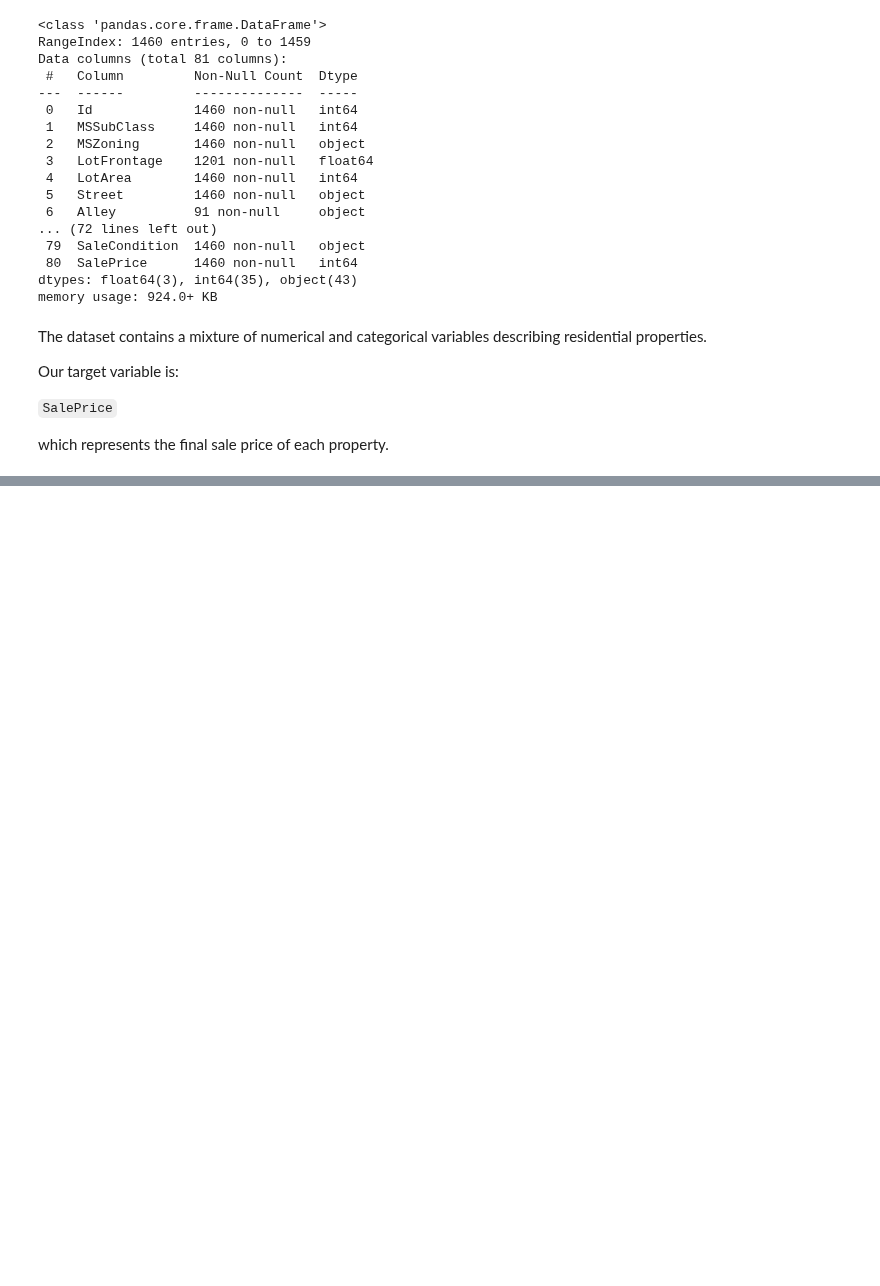
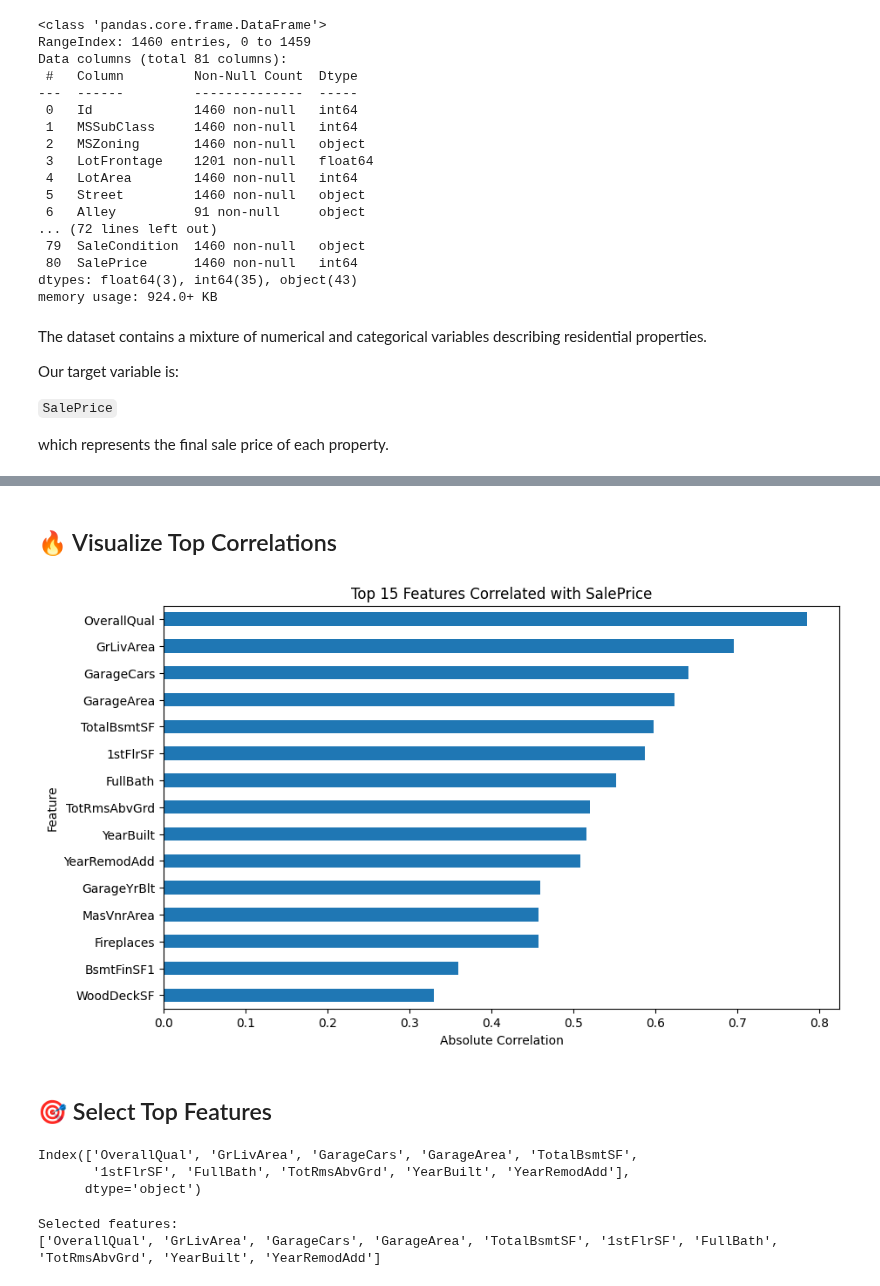
Before and after one commit to ahmedfakhar747/machine-learning-notebooks, a Jupyter notebook: 25_Feature_Selection_and_Splitting.ipynb, the cells around one changed output, grey strips where cells are left out. Cells and saved outputs as stored; diff of their text form; code cells hidden in the pictures; blank space fills up the shorter version.

Commit message:
Kaggle Notebook | 🤖 ML 25 — Feature Selection & Splitting | Version 4

```diff
--- a/25_Feature_Selection_and_Splitting.ipynb
+++ b/25_Feature_Selection_and_Splitting.ipynb
@@ -115,0 +143,10 @@ which represents the final sale price of each property.
+# %%
+X_train, X_test, y_train, y_test = train_test_split(
+    X,
+    y,
+    test_size=0.2,
+    random_state=42
+)
+
+print("Training data:", X_train.shape)
+print("Testing data:", X_test.shape)
@@ -115,0 +163,5 @@ which represents the final sale price of each property.
+# %%
+X_train_num = X_train.select_dtypes(include=np.number)
+X_test_num = X_test.select_dtypes(include=np.number)
+
+print("Numerical features:", X_train_num.shape[1])
@@ -115,0 +175,3 @@ which represents the final sale price of each property.
+# %%
+X_train_num = X_train_num.fillna(X_train_num.median())
+X_test_num = X_test_num.fillna(X_train_num.median())
@@ -115,0 +189,4 @@ which represents the final sale price of each property.
+# %%
+correlation = X_train_num.corrwith(y_train).abs().sort_values(ascending=False)
+
+correlation.head(15)
@@ -115,0 +210,33 @@ which represents the final sale price of each property.
+# %% [markdown]
+## 🔥 Visualize Top Correlations
+# %%
+plt.figure(figsize=(10, 6))
+
+correlation.head(15).sort_values().plot(kind="barh")
+
+plt.title("Top 15 Features Correlated with SalePrice")
+plt.xlabel("Absolute Correlation")
+plt.ylabel("Feature")
+
+plt.show()
+# %% [output]
+[figure, added]
+# %% [markdown]
+## 🎯 Select Top Features
+# %%
+top_features = correlation.head(10).index
+
+top_features
+# %% [output]
+Index(['OverallQual', 'GrLivArea', 'GarageCars', 'GarageArea', 'TotalBsmtSF',
+       '1stFlrSF', 'FullBath', 'TotRmsAbvGrd', 'YearBuilt', 'YearRemodAdd'],
+      dtype='object')
+# %%
+X_train_selected = X_train_num[top_features]
+X_test_selected = X_test_num[top_features]
+
+print("Selected features:")
+print(list(top_features))
+# %% [output]
+Selected features:
+['OverallQual', 'GrLivArea', 'GarageCars', 'GarageArea', 'TotalBsmtSF', '1stFlrSF', 'FullBath', 'TotRmsAbvGrd', 'YearBuilt', 'YearRemodAdd']
```
Also changed, not shown: parts of 18 cells of this notebook.
